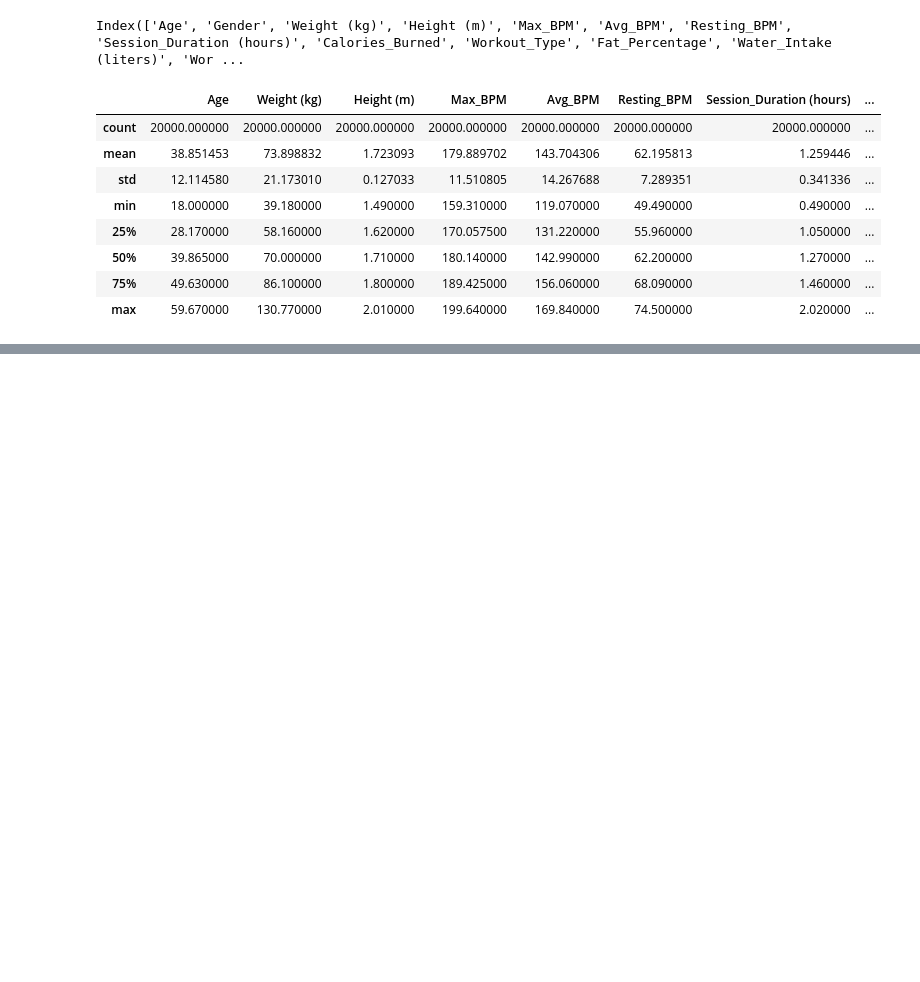
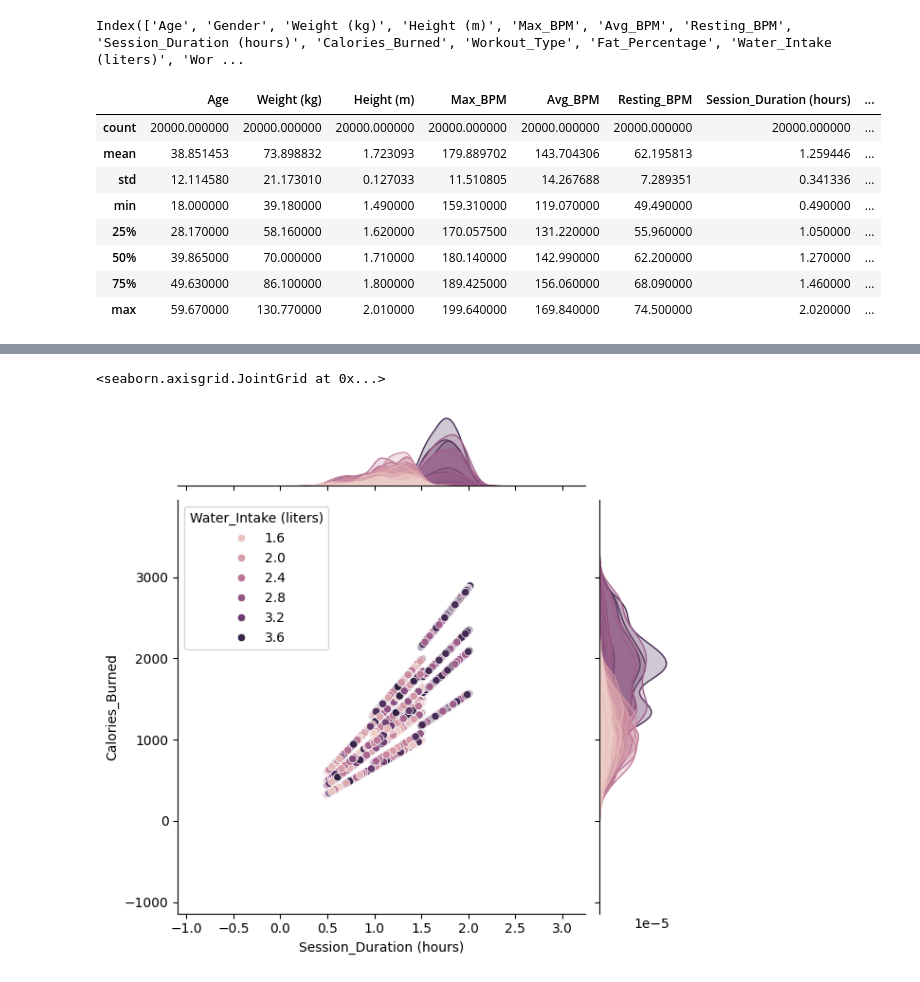
Before and after one commit to rmunozcuevas/datamining, a Jupyter notebook: project_three/regression.ipynb, the cells around one changed output, grey strips where cells are left out. Drawn from its saved outputs; the diff is of its cells as text; code cells hidden in the pictures; blank space fills up the shorter version.

Commit message:
refactor: clean up regression notebook and improve data handling functions

```diff
--- a/project_three/regression.ipynb
+++ b/project_three/regression.ipynb
@@ -102,0 +105,16 @@ df_clean.head()
+# %%
+# Predict Daily Water Intake
+# Ok I will try to single out columns for a linear regression question I have: Does exercise intensity and body composition predict how much water a person drinks daily?
+# Features: Workout_Frequency (days/week), Session_Duration (hours), Calories_Burned, Weight (kg), Avg_BPM, Fat_Percentage
+# Target: Water_Intake (liters)
+
+def clean_prob_one(X):
+    cols_to_keep = ['Workout_Frequency (days/week)','Name of Exercise','Session_Duration (hours)', 'Calories_Burned', 'Weight (kg)','Avg_BPM','Fat_Percentage','Water_Intake (liters)']
+    X = X.loc[:,cols_to_keep]
+
+    return X
+
+
+print("applying cleaned function for first regression question/problem: \n")
+prob_one = clean_prob_one(df)
+prob_one.columns
@@ -102,0 +196,12 @@ df_clean.head()
+# %%
+
+
+# sns.lmplot(data=prob_one, x="Workout_Frequency (days/week)", y="Calories_Burned")
+# sns.lmplot(data=prob_one, x="Workout_Frequency (days/week)", y="Water_Intake (liters)")
+
+sns.jointplot(data=prob_one, x="Session_Duration (hours)",y="Calories_Burned", hue="Water_Intake (liters)")
+
+# this line automatically plots the regression line for me, using this function (just for visualizations right now)
+# %% [output]
+<seaborn.axisgrid.JointGrid at 0x...>
+[figure, added]
```
Also changed, not shown: parts of 12 cells of this notebook, 1 other file.
